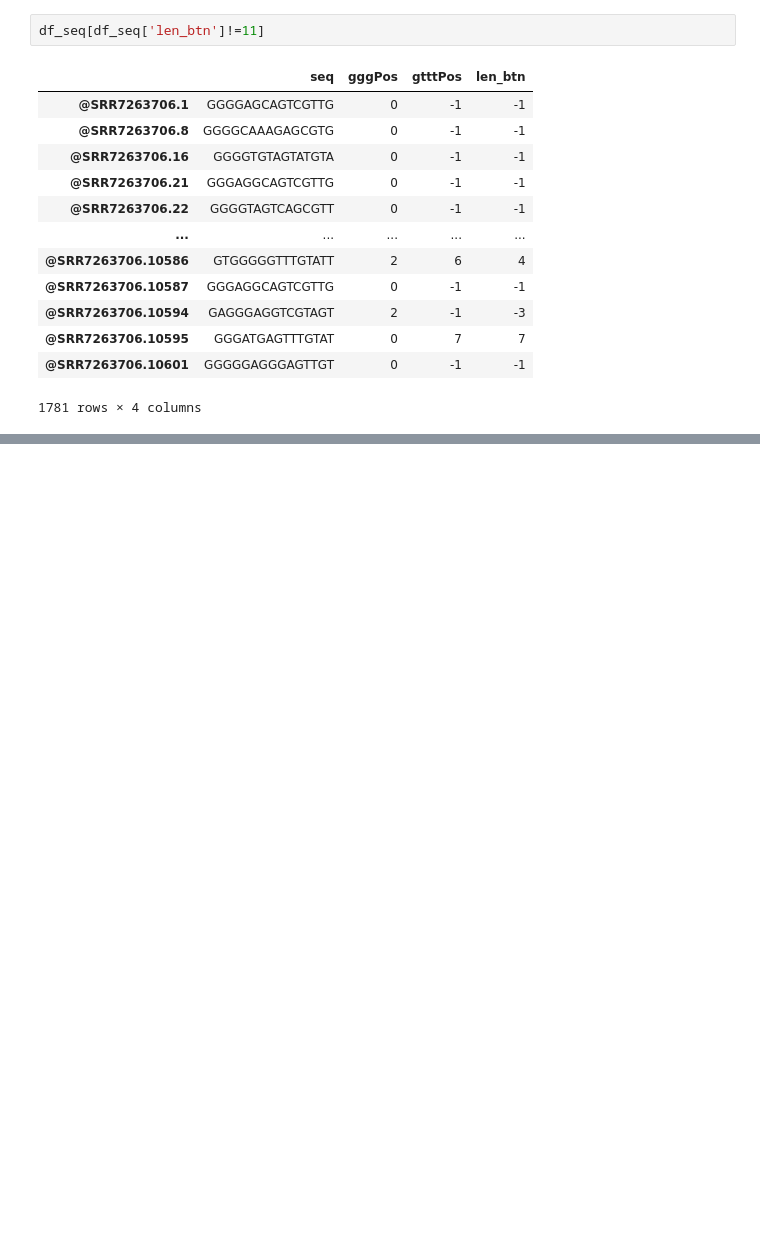
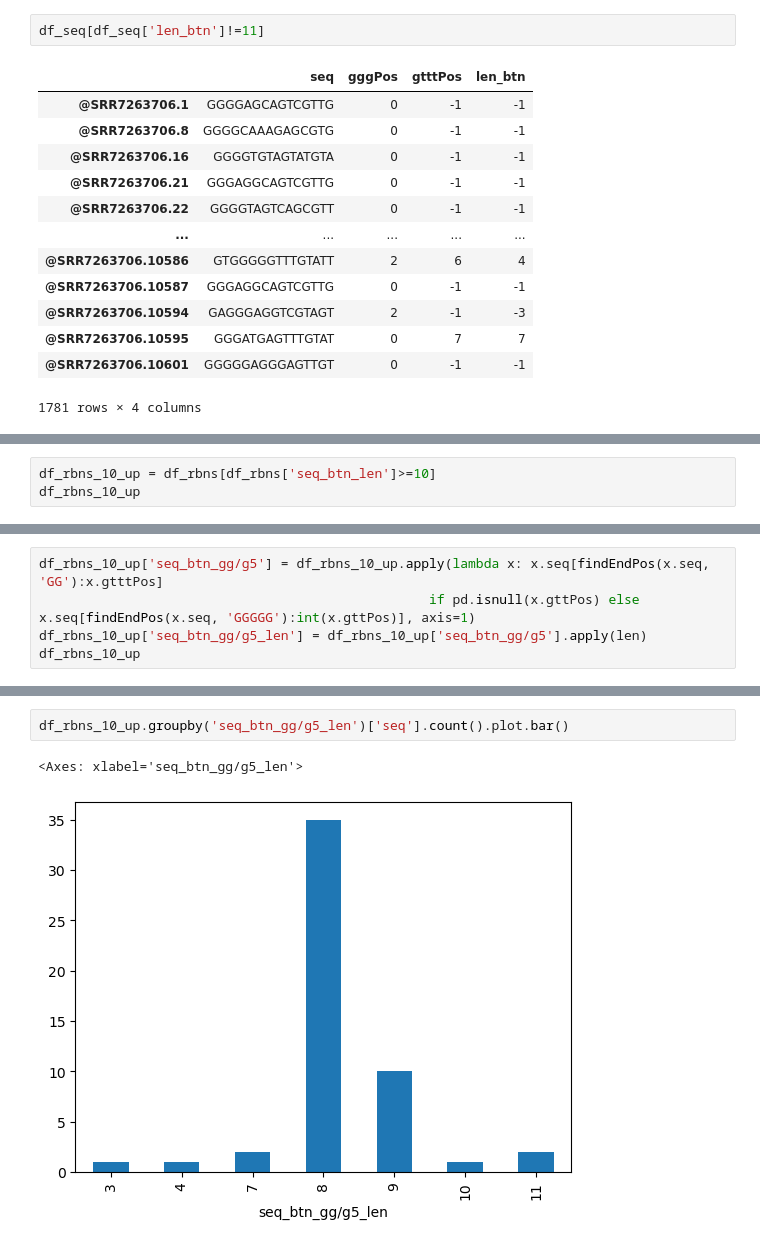
Before and after one commit to raccoon-cm/bioinfo1_2023, a Jupyter notebook: TermProj_2023_presentation_CM.ipynb, the cells around one changed output, grey strips where cells are left out. Saved outputs shown, nothing was run; the diff lists cells and outputs as text; blank space fills up the shorter version.

```diff
--- a/TermProj_2023_presentation_CM.ipynb
+++ b/TermProj_2023_presentation_CM.ipynb
@@ -228,0 +526,3 @@ df_seq[df_seq['len_btn']!=11]
+# %%
+df_rbns_10_up = df_rbns[df_rbns['seq_btn_len']>=10]
+df_rbns_10_up
@@ -228,0 +547,5 @@ df_seq[df_seq['len_btn']!=11]
+# %%
+df_rbns_10_up['seq_btn_gg/g5'] = df_rbns_10_up.apply(lambda x: x.seq[findEndPos(x.seq, 'GG'):x.gtttPos]
+                                                  if pd.isnull(x.gttPos) else x.seq[findEndPos(x.seq, 'GGGGG'):int(x.gttPos)], axis=1)
+df_rbns_10_up['seq_btn_gg/g5_len'] = df_rbns_10_up['seq_btn_gg/g5'].apply(len)
+df_rbns_10_up
@@ -228,0 +580,5 @@ df_seq[df_seq['len_btn']!=11]
+# %%
+df_rbns_10_up.groupby('seq_btn_gg/g5_len')['seq'].count().plot.bar()
+# %% [output]
+<Axes: xlabel='seq_btn_gg/g5_len'>
+[figure, added]
```
Also changed, not shown: parts of 75 cells of this notebook.
